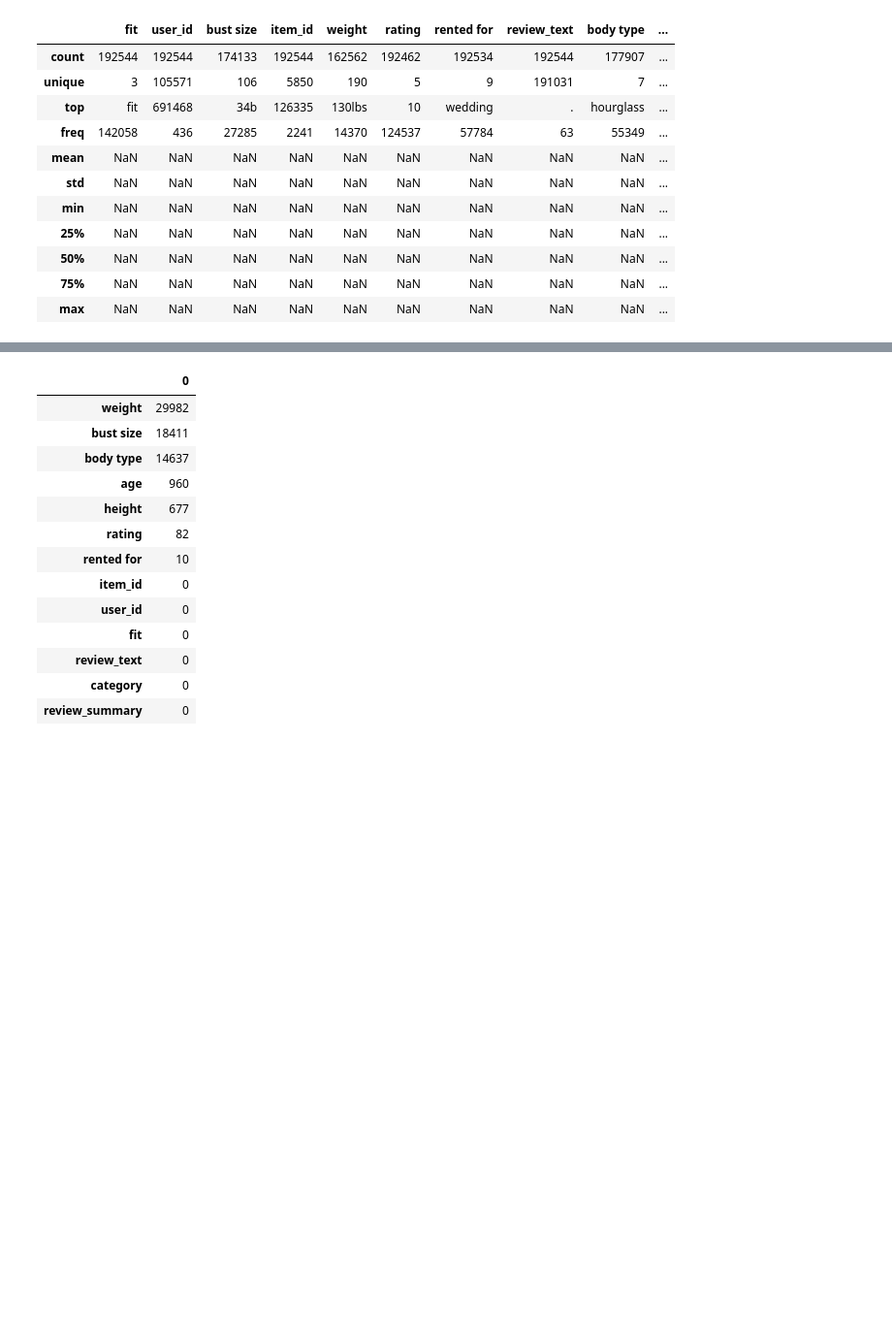
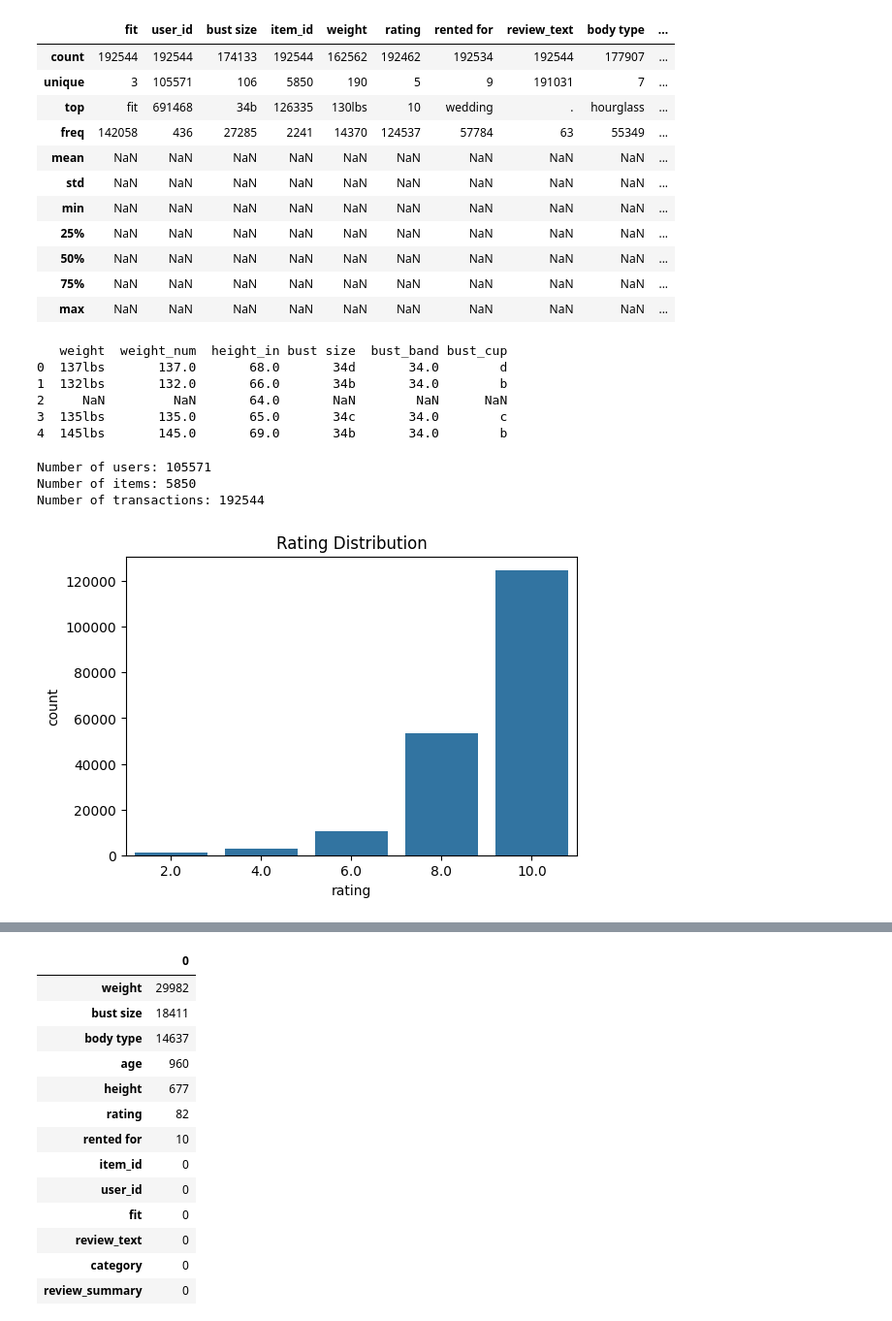
Before and after one commit to kpacker77/CSE158_Assign2, a Jupyter notebook: Assignment2.ipynb, the cells around one changed output, grey strips where cells are left out. Shown at 97% size. Cells and saved outputs as stored; diff of their text form; code cells hidden in the pictures; blank space fills up the shorter version.

```diff
--- a/Assignment2.ipynb
+++ b/Assignment2.ipynb
@@ -92,0 +139,40 @@ memory usage: 22.0+ MB
+# %%
+# -----------------------------
+# Apply cleaning
+# -----------------------------
+df['weight_num'] = df['weight'].apply(parse_weight)
+df['height_in'] = df['height'].apply(parse_height)
+df[['bust_band', 'bust_cup']] = df['bust size'].apply(lambda x: pd.Series(parse_bust(x)))
+
+df['rating'] = pd.to_numeric(df['rating'], errors='coerce')
+df['age'] = pd.to_numeric(df['age'], errors='coerce')
+df['size'] = pd.to_numeric(df['size'], errors='coerce')
+
+df['review_date'] = pd.to_datetime(df['review_date'], errors='coerce')
+
+print(df[['weight','weight_num','height_in','bust size','bust_band','bust_cup']].head())
+# %% [output]
+   weight  weight_num  height_in bust size  bust_band bust_cup
+0  137lbs       137.0       68.0       34d       34.0        d
+1  132lbs       132.0       66.0       34b       34.0        b
+2     NaN         NaN       64.0       NaN        NaN      NaN
+3  135lbs       135.0       65.0       34c       34.0        c
+4  145lbs       145.0       69.0       34b       34.0        b
+# %%
+# -----------------------------
+# Basic Statistics
+# -----------------------------
+print("Number of users:", df['user_id'].nunique())
+print("Number of items:", df['item_id'].nunique())
+print("Number of transactions:", len(df))
+
+# Rating distribution
+plt.figure(figsize=(6,4))
+sns.countplot(x=df['rating'])
+plt.title("Rating Distribution")
+plt.show()
+# %% [output]
+Number of users: 105571
+Number of items: 5850
+Number of transactions: 192544
+[figure, added]
```
Also changed, not shown: parts of 8 cells of this notebook.
